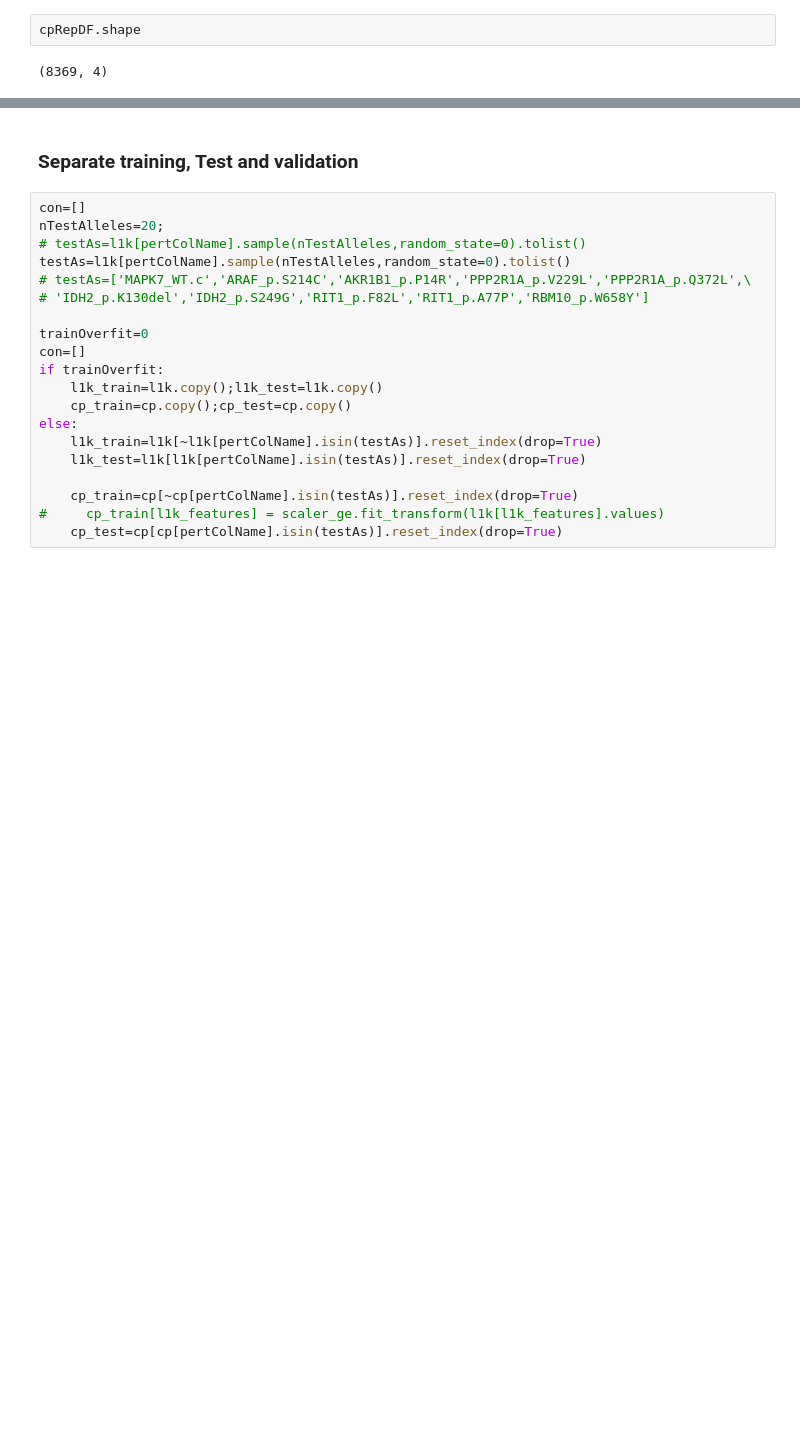
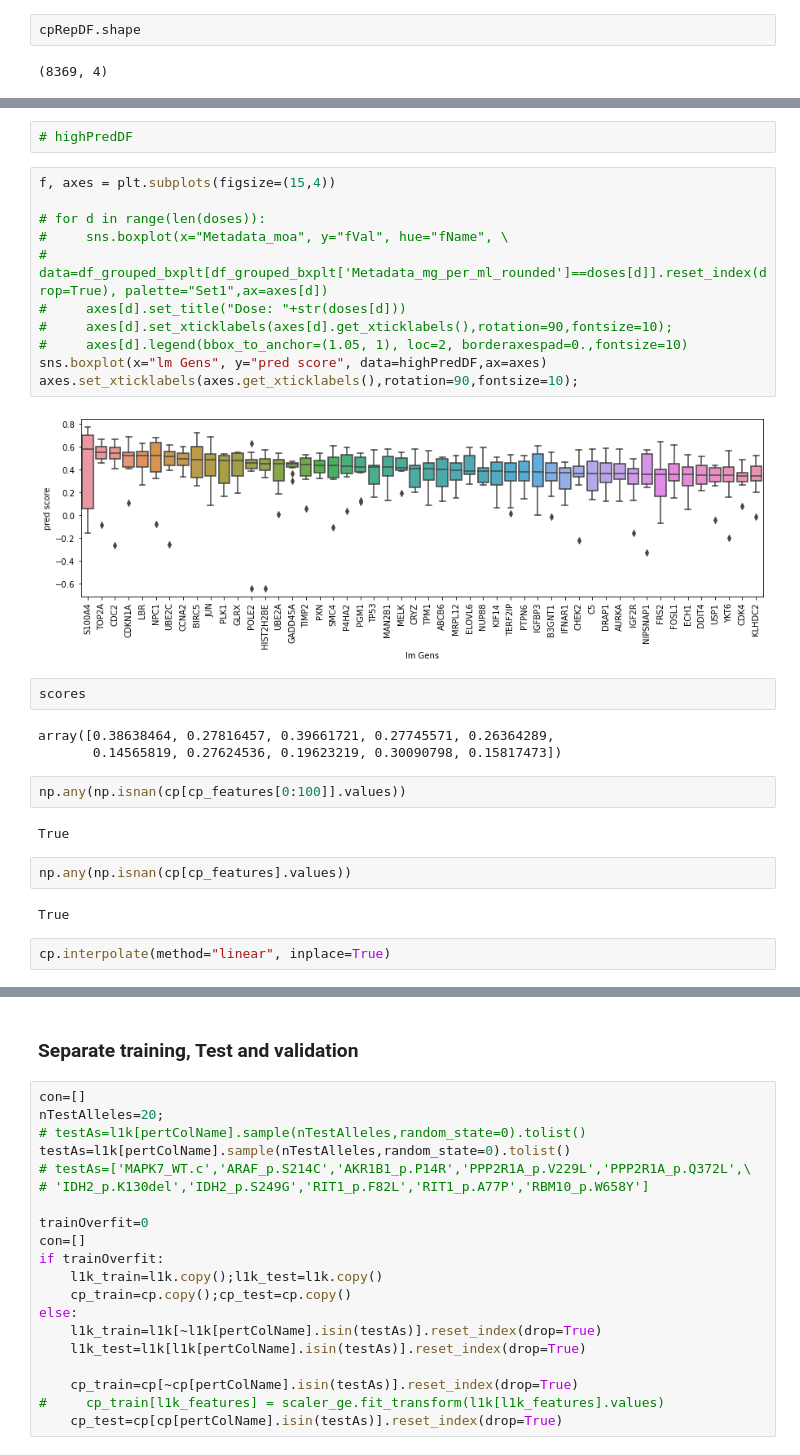
Before and after one commit to broadinstitute/2018_04_20_Rosetta, a Jupyter notebook: 4-CP-to-single-Gene.ipynb, the cells around one changed output, grey strips where cells are left out. Drawn from its saved outputs; the diff is of its cells as text; blank space fills up the shorter version.

```diff
--- a/4-CP-to-single-Gene.ipynb
+++ b/4-CP-to-single-Gene.ipynb
@@ -262,0 +298,30 @@ l1k.groupby([pertColName]).size().median()
+# %%
+# highPredDF
+# %%
+f, axes = plt.subplots(figsize=(15,4))
+
+# for d in range(len(doses)):
+#     sns.boxplot(x="Metadata_moa", y="fVal", hue="fName", \
+#                 data=df_grouped_bxplt[df_grouped_bxplt['Metadata_mg_per_ml_rounded']==doses[d]].reset_index(drop=True), palette="Set1",ax=axes[d])
+#     axes[d].set_title("Dose: "+str(doses[d]))
+#     axes[d].set_xticklabels(axes[d].get_xticklabels(),rotation=90,fontsize=10);
+#     axes[d].legend(bbox_to_anchor=(1.05, 1), loc=2, borderaxespad=0.,fontsize=10)
+sns.boxplot(x="lm Gens", y="pred score", data=highPredDF,ax=axes)
+axes.set_xticklabels(axes.get_xticklabels(),rotation=90,fontsize=10);
+# %% [output]
+[figure, added]
+# %%
+scores
+# %% [output]
+array([0.38638464, 0.27816457, 0.39661721, 0.27745571, 0.26364289,
+       0.14565819, 0.27624536, 0.19623219, 0.30090798, 0.15817473])
+# %%
+np.any(np.isnan(cp[cp_features[0:100]].values))
+# %% [output]
+True
+# %%
+np.any(np.isnan(cp[cp_features].values))
+# %% [output]
+True
+# %%
+cp.interpolate(method="linear", inplace=True)
```
Also changed, not shown: parts of 31 cells of this notebook, 3 other files.
